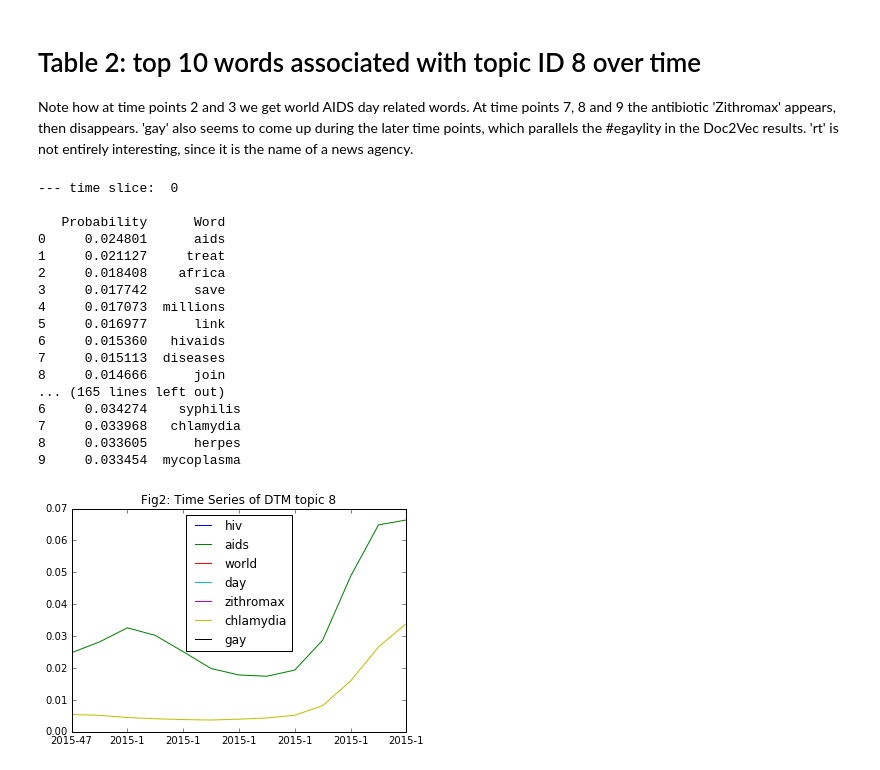
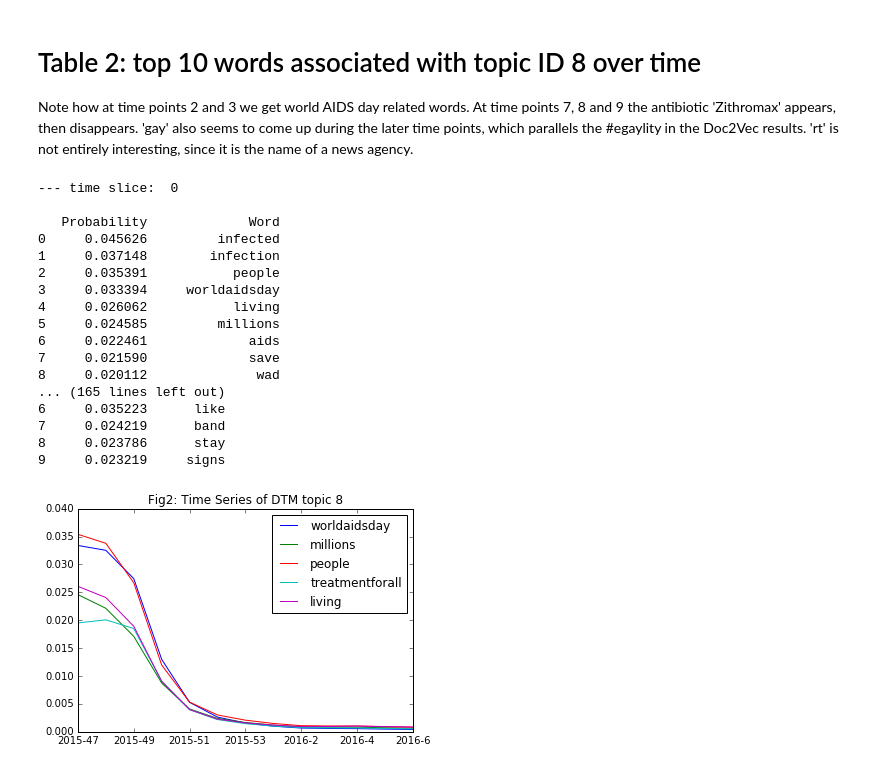
Before and after one commit to quinngroup/sm_w2v, a Jupyter notebook: notebooks/dtm_example.ipynb, the cells around one changed output. Cells and saved outputs as stored; diff of their text form; code cells hidden in the pictures.

Commit message:
add topic modeling on sentiment tweets

```diff
--- a/notebooks/dtm_example.ipynb
+++ b/notebooks/dtm_example.ipynb
@@ -10,7 +10,7 @@ import pandas as pd
 
 %matplotlib inline
 
-train = True
+train = False
 
 import json
 import re
@@ -121,21 +126,23 @@ I'm proposing that in figures 1 and 2, we pick 2 topics from the Dynamic Topic M
 Topic ID's 8, 7 and 3 are all interesting
 # %%
 # This cell just gets the week nums (YYYY-WW)
-def weeknums():
+
+def make_weeknums():
     # first  week is 2015-47
     week = 47
     year = 2015
     weeknums = []
     for i in range(len(model.time_slices)):
         weeknums.append(str(year) + '-' + str(week))
-        week =+ 1
+        week = week + 1
 
         if week > 53:
-            year =+ 1
+            year = year + 1
             week = 1
+
     return weeknums
 
-weeknums = weeknums()
+weeknums = make_weeknums()
 # %% [markdown]
 # Table 1: top 10 words associated with topic ID 3 over time
 
@@ -168,12 +175,11 @@ for t_index in range(len(model.time_slices)):
 
 note how 'prep' is absent from top ten in the beginning, then increases over time
 # %%
-# needs to be re-run. Use tf-idf
 data = []
 for t_index in range(len(model.time_slices)):
     words = model.show_topic(topicid=3, time=t_index, topn=1000)
 
-    columns = ['prep', 'hiv', 'warning', 'worse', 'deadly', 'disease']
+    columns = ['prep', 'hivaids', 'truvada', 'prevention']
     row = []
     for col in columns:
         cell = [w[0] for w in words if w[1] == col]
@@ -196,47 +202,47 @@ Note how at time points 2 and 3 we get world AIDS day related words. At time poi
 # %%
 for t_index in range(len(model.time_slices)):
     print("--- time slice: ", t_index, "\n")
-    print(pd.DataFrame(model.show_topic(topicid=8, time=t_index, topn=10), columns=['Probability', 'Word']))
+    print(pd.DataFrame(model.show_topic(topicid=5, time=t_index, topn=10), columns=['Probability', 'Word']))
     print()
 # %% [output]
 --- time slice:  0
 
-   Probability      Word
-0     0.024801      aids
-1     0.021127     treat
-2     0.018408    africa
-3     0.017742      save
-4     0.017073  millions
-5     0.016977      link
-6     0.015360   hivaids
-7     0.015113  diseases
-8     0.014666      join
+   Probability             Word
+0     0.045626         infected
+1     0.037148        infection
+2     0.035391           people
+3     0.033394     worldaidsday
+4     0.026062           living
+5     0.024585         millions
+6     0.022461             aids
+7     0.021590             save
+8     0.020112              wad
 ... (165 lines left out)
-6     0.034274    syphilis
-7     0.033968   chlamydia
-8     0.033605      herpes
-9     0.033454  mycoplasma
+6     0.035223      like
+7     0.024219      band
+8     0.023786      stay
+9     0.023219     signs
 # %%
 # needs to be re-run. Use tf-idf
 data = []
 for t_index in range(len(model.time_slices)):
-    words = model.show_topic(topicid=8, time=t_index, topn=1000)
+    words = model.show_topic(topicid=5, time=t_index, topn=1000)
 
-    columns = ['hiv', 'aids', 'world', 'day', 'zithromax', 'chlamydia', 'gay']
+    columns = ['worldaidsday', 'millions', 'people', 'treatmentforall', 'living']
     row = []
     for col in columns:
         cell = [w[0] for w in words if w[1] == col]
         if not cell:
             cell = .000001
         else:
             cell = cell[0]
         row.append(cell)
     data.append(row)
 
 
 df = pd.DataFrame(data, columns=columns, index=weeknums)
 ax = df.plot(title='Fig2: Time Series of DTM topic 8')
 fig = ax.get_figure()
 fig.savefig('Fig2: Time Series of DTM topic 8.pdf', format='pdf')
 # %% [output]
-[figure, old version]
+[figure, new version]
```
Also changed, not shown: parts of 5 cells of this notebook, 9 other files.
